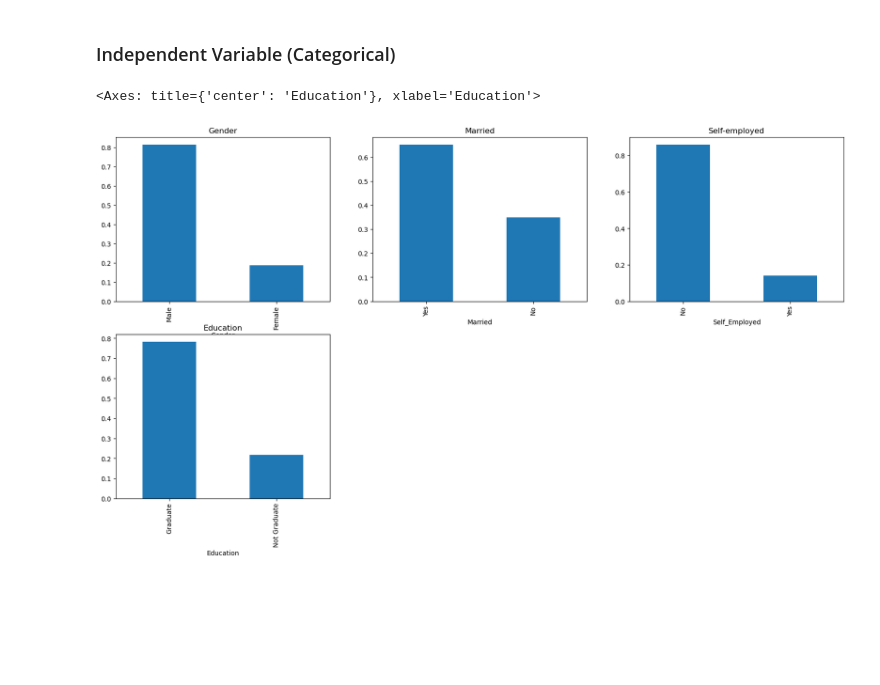
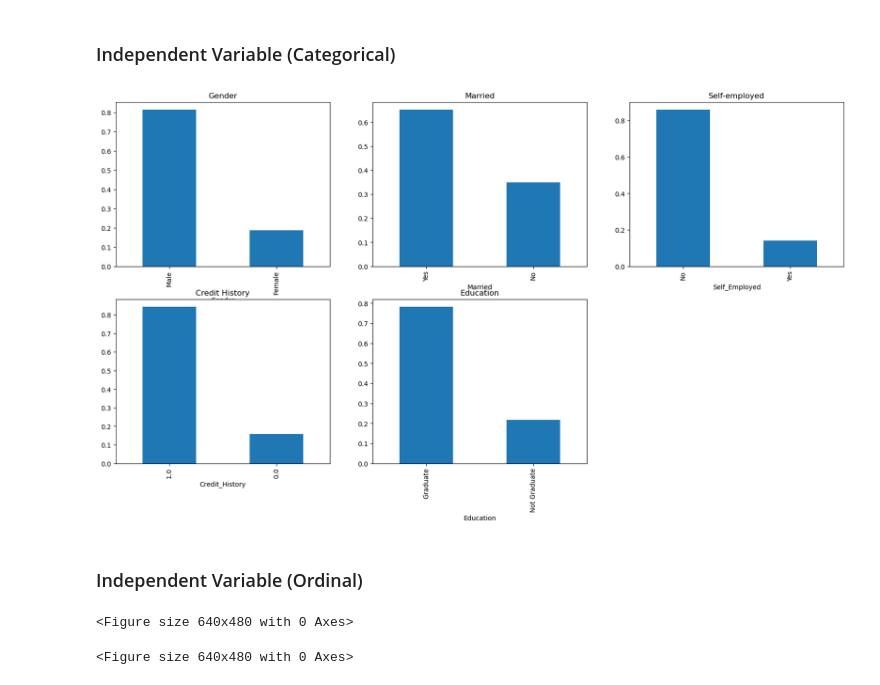
Before and after one commit to akhnasj/predictive-modelling-for-loan-approval, a Jupyter notebook: PMLA.ipynb, the cells around one changed output. Drawn from its saved outputs; the diff is of its cells as text; code cells hidden in the pictures; blank space fills up the shorter version.

```diff
--- a/PMLA.ipynb
+++ b/PMLA.ipynb
@@ -187,19 +187,28 @@ train['Loan_Status'].value_counts().plot.bar()
 # %%
 # Visualizing Independent Categorical Variables
 plt.subplot(231)
 train['Gender'].value_counts(normalize = True).plot.bar(figsize = (20, 10), title = 'Gender')
 
 plt.subplot(232)
 train['Married'].value_counts(normalize = True).plot.bar(figsize = (20, 10), title = 'Married')
 
 plt.subplot(233)
 train['Self_Employed'].value_counts(normalize = True).plot.bar(figsize = (20, 10), title = 'Self-employed')
 
 plt.subplot(234)
-
+train['Credit_History'].value_counts(normalize = True).plot.bar(figsize = (20, 10), title = 'Credit History')
 
 plt.subplot(235)
 train['Education'].value_counts(normalize = True).plot.bar(figsize = (20, 10), title = 'Education')
+
+plt.show()
 # %% [output]
-<Axes: title={'center': 'Education'}, xlabel='Education'>
-[figure, old version]
+[figure, new version]
+# %% [markdown]
+### Independent Variable (Ordinal)
+# %%
+# Visualizing remaining categorical features
+plt.figure(1)
+# %% [output]
+<Figure size 640x480 with 0 Axes>
+<Figure size 640x480 with 0 Axes>
```
Also changed, not shown: parts of 1 cell of this notebook.
